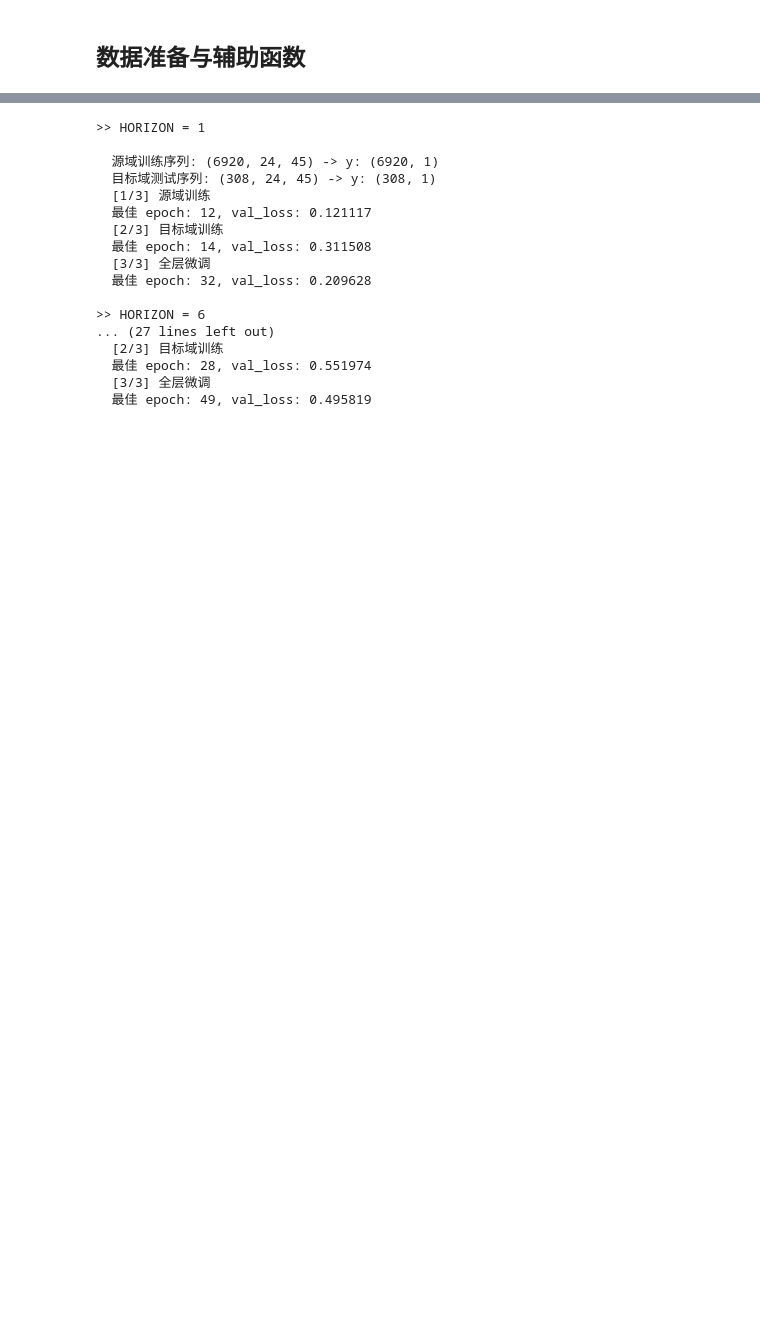
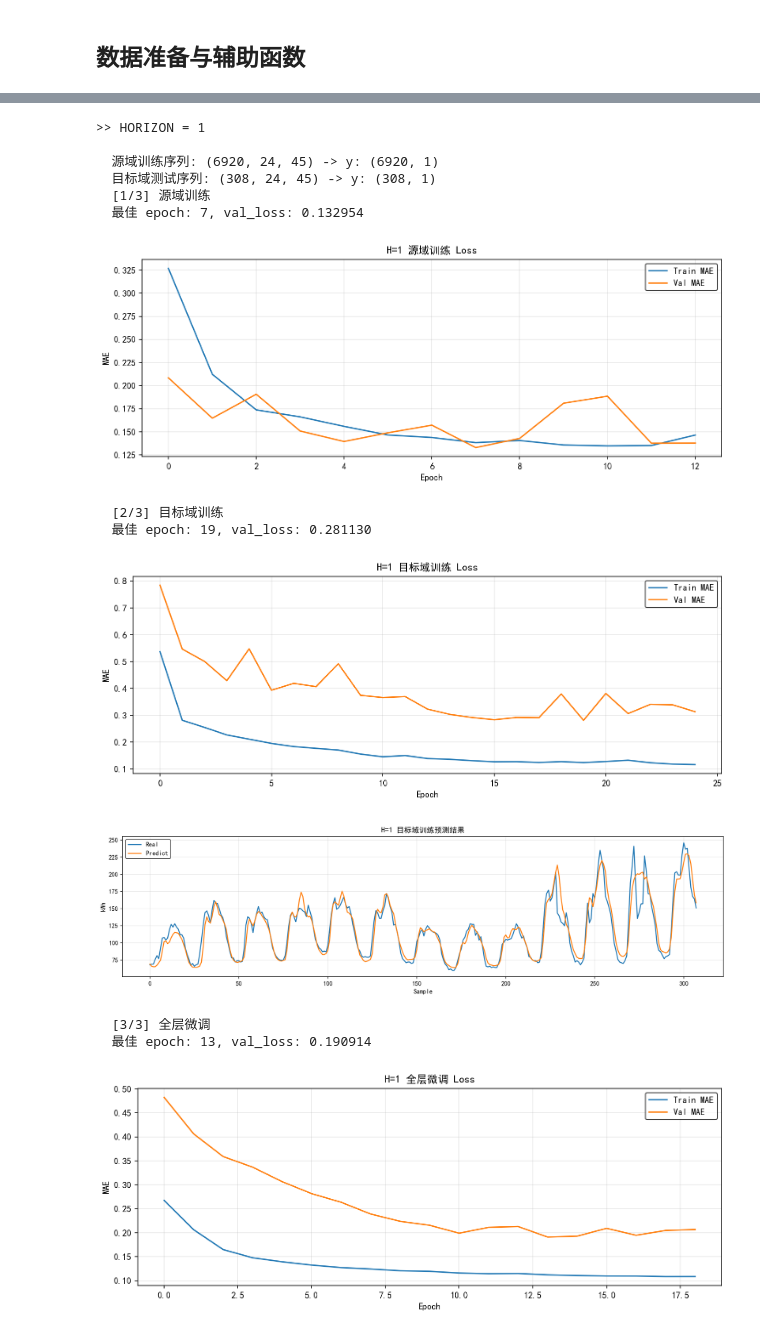
Before and after one commit to HowerL/load_forecasting, a Jupyter notebook: multistep_comparison.ipynb, the cells around one changed output, grey strips where cells are left out. Drawn from its saved outputs; the diff is of its cells as text; code cells hidden in the pictures; blank space fills up the shorter version.

Commit message:
fix multistep forecast

```diff
--- a/multistep_comparison.ipynb
+++ b/multistep_comparison.ipynb
@@ -131,5 +153,10 @@ def evaluate_per_step(y_true_std, y_pred_std, scaler):
 # %%
 all_results = {}
+
+# 清理上次运行遗留的多步源域权重，避免旧 horizon 权重继续保留
+for old_source_model in MODEL_DIR.glob('multistep_source_*.pt'):
+    if old_source_model.is_file():
+        old_source_model.unlink()
 
 for horizon in HORIZON_LIST:
     print(f"\n>> HORIZON = {horizon}\n")
@@ -162,14 +189,19 @@ for horizon in HORIZON_LIST:
         generator=torch.Generator().manual_seed(SEED),
     )
     source_val_loader = DataLoader(torch_datasets['source_val'], batch_size=BATCH_SIZE, shuffle=False)
-    source_model = LSTMPredictor(input_size=input_size, hidden_size=HIDDEN_SIZE, horizon=horizon).to(device)
+    source_model = LSTMPredictor(input_size=input_size, hidden_size=HIDDEN_SIZE, num_layers=NUM_LAYERS, horizon=horizon).to(device)
     optimizer = torch.optim.Adam(source_model.parameters(), lr=1e-3, weight_decay=1e-4)
     lr_scheduler = ReduceLROnPlateau(optimizer, factor=0.5, patience=4, min_lr=1e-5)
     early_stopping = EarlyStopping(patience=5, restore_best_weights=True)
-    _, _, source_info = fit_model(
+    source_train_losses, source_val_losses, source_info = fit_model(
         source_model, source_train_loader, source_val_loader, optimizer, lr_scheduler, early_stopping
     )
     print(f"  最佳 epoch: {source_info['best_epoch']}, val_loss: {source_info['best_loss']:.6f}")
+    plot_training_history(
+        source_train_losses,
+        source_val_losses,
+        title=f'H={horizon} 源域训练 Loss',
+    )
     source_state = {k: v.detach().cpu().clone() for k, v in source_model.state_dict().items()}
     torch.save(source_state, MODEL_DIR / f'multistep_source_h{horizon}.pt')
 
@@ -184,18 +216,29 @@ for horizon in HORIZON_LIST:
     )
     target_val_loader = DataLoader(torch_datasets['target_val'], batch_size=BATCH_SIZE, shuffle=False)
     target_test_loader = DataLoader(torch_datasets['target_test'], batch_size=BATCH_SIZE, shuffle=False)
-    target_model = LSTMPredictor(input_size=input_size, hidden_size=HIDDEN_SIZE, horizon=horizon).to(device)
+    target_model = LSTMPredictor(input_size=input_size, hidden_size=HIDDEN_SIZE, num_layers=NUM_LAYERS, horizon=horizon).to(device)
     optimizer = torch.optim.Adam(target_model.parameters(), lr=1e-3, weight_decay=1e-4)
     lr_scheduler = ReduceLROnPlateau(optimizer, factor=0.5, patience=4, min_lr=1e-5)
     early_stopping = EarlyStopping(patience=5, restore_best_weights=True)
-    _, _, target_info = fit_model(
+    target_train_losses, target_val_losses, target_info = fit_model(
         target_model, target_train_loader, target_val_loader, optimizer, lr_scheduler, early_stopping
     )
     print(f"  最佳 epoch: {target_info['best_epoch']}, val_loss: {target_info['best_loss']:.6f}")
+    plot_training_history(
+        target_train_losses,
+        target_val_losses,
+        title=f'H={horizon} 目标域训练 Loss',
+    )
 
     y_pred_target = predict(target_model, target_test_loader, device)
     target_train_overall = evaluate(y_target_test, y_pred_target, target_scaler)
     target_train_per_step = evaluate_per_step(y_target_test, y_pred_target, target_scaler)
+    plot_predictions(
+        y_target_test,
+        y_pred_target,
+        title=f'H={horizon} 目标域训练预测结果',
+        scaler=target_scaler,
+    )
 
     # ---- 3. 全层微调 ----
     print("  [3/3] 全层微调")
@@ -205,44 +248,52 @@ for horizon in HORIZON_LIST:
         batch_size=BATCH_SIZE,
         shuffle=True,
         generator=torch.Generator().manual_seed(SEED),
     )
     fine_tune_val_loader = DataLoader(torch_datasets['target_val'], batch_size=BATCH_SIZE, shuffle=False)
     fine_tune_test_loader = DataLoader(torch_datasets['target_test'], batch_size=BATCH_SIZE, shuffle=False)
-    fine_tune_model = LSTMPredictor(input_size=input_size, hidden_size=HIDDEN_SIZE, horizon=horizon).to(device)
+    fine_tune_model = LSTMPredictor(input_size=input_size, hidden_size=HIDDEN_SIZE, num_layers=NUM_LAYERS, horizon=horizon).to(device)
     fine_tune_model.load_state_dict(source_state)
     optimizer = torch.optim.Adam(fine_tune_model.parameters(), lr=1e-4, weight_decay=1e-4)
     lr_scheduler = ReduceLROnPlateau(optimizer, factor=0.5, patience=4, min_lr=1e-6)
     early_stopping = EarlyStopping(patience=5, restore_best_weights=True)
-    _, _, fine_tune_info = fit_model(
+    fine_tune_train_losses, fine_tune_val_losses, fine_tune_info = fit_model(
         fine_tune_model, fine_tune_train_loader, fine_tune_val_loader, optimizer, lr_scheduler, early_stopping
     )
     print(f"  最佳 epoch: {fine_tune_info['best_epoch']}, val_loss: {fine_tune_info['best_loss']:.6f}")
+    plot_training_history(
+        fine_tune_train_losses,
+        fine_tune_val_losses,
+        title=f'H={horizon} 全层微调 Loss',
+    )
 
     y_pred_fine_tune = predict(fine_tune_model, fine_tune_test_loader, device)
     full_fine_tune_overall = evaluate(y_target_test, y_pred_fine_tune, target_scaler)
     full_fine_tune_per_step = evaluate_per_step(y_target_test, y_pred_fine_tune, target_scaler)
+    plot_predictions(
+        y_target_test,
+        y_pred_fine_tune,
+        title=f'H={horizon} 全层微调预测结果',
+        scaler=target_scaler,
+    )
 
     all_results[horizon] = {
         'target_train_overall': target_train_overall,
         'target_train_per_step': target_train_per_step,
         'full_fine_tune_overall': full_fine_tune_overall,
         'full_fine_tune_per_step': full_fine_tune_per_step,
     }
 # %% [output]
 >> HORIZON = 1
 
   源域训练序列: (6920, 24, 45) -> y: (6920, 1)
   目标域测试序列: (308, 24, 45) -> y: (308, 1)
   [1/3] 源域训练
-  最佳 epoch: 12, val_loss: 0.121117
-  [2/3] 目标域训练
-  最佳 epoch: 14, val_loss: 0.311508
-  [3/3] 全层微调
-  最佳 epoch: 32, val_loss: 0.209628
-
->> HORIZON = 6
-... (27 lines left out)
-  [2/3] 目标域训练
-  最佳 epoch: 28, val_loss: 0.551974
-  [3/3] 全层微调
-  最佳 epoch: 49, val_loss: 0.495819
+  最佳 epoch: 7, val_loss: 0.132954
+[figure, added]
+  [2/3] 目标域训练
+  最佳 epoch: 19, val_loss: 0.281130
+[figure, added]
+[figure, added]
+  [3/3] 全层微调
+  最佳 epoch: 13, val_loss: 0.190914
+[figure, added]
```
Also changed, not shown: parts of 18 cells of this notebook, 18 other files.
